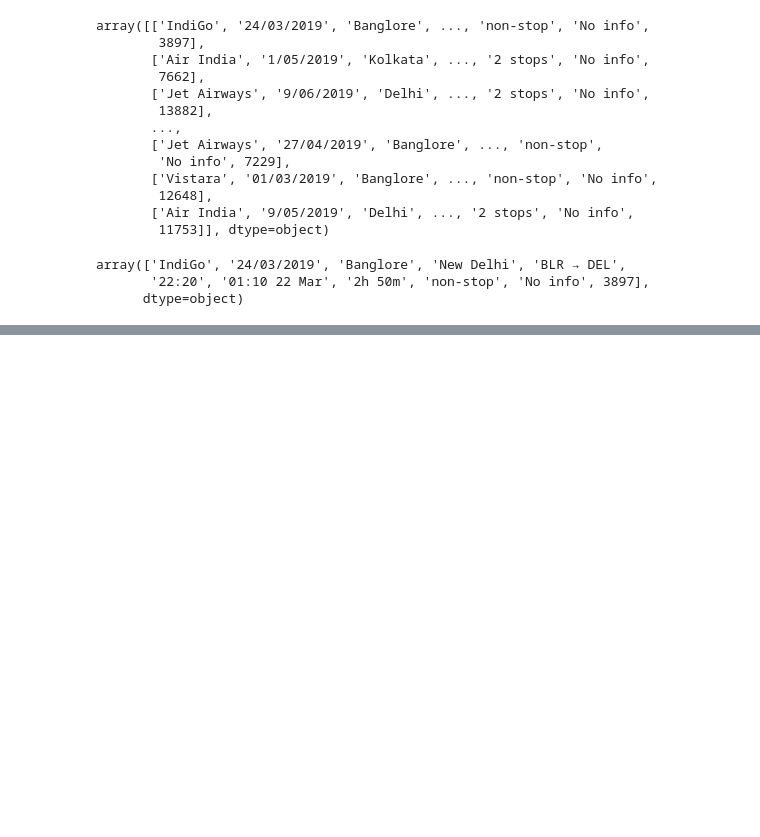
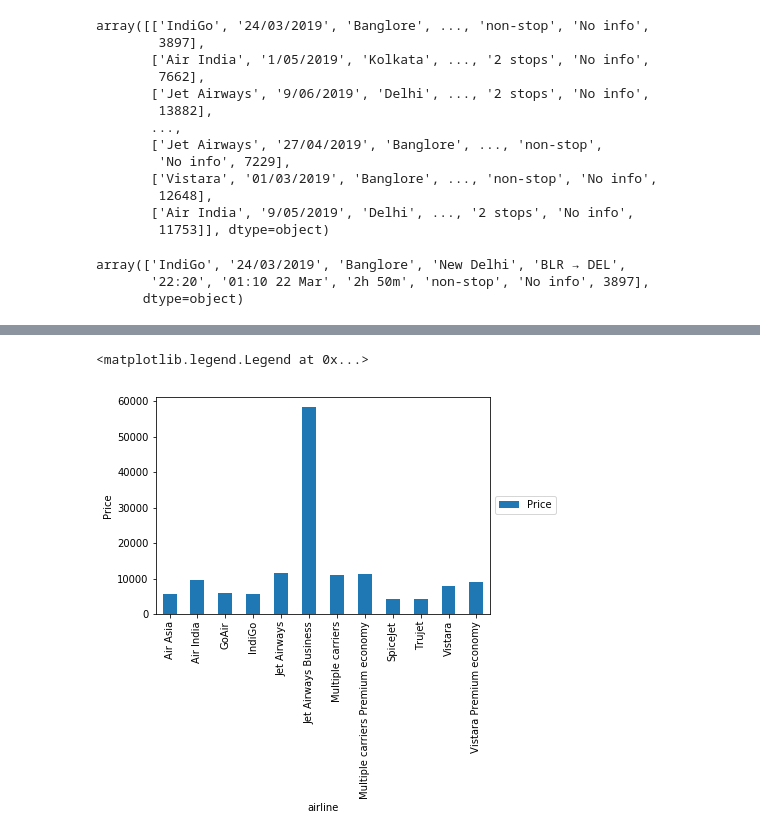
Before and after one commit to bheemlabs/ml_projects, a Jupyter notebook: Hackathon/Python/MachineHack/PredictTheFlightTicketPrice/PredictTheFlightTicketPrice.ipynb, the cells around one changed output, grey strips where cells are left out. Saved outputs shown, nothing was run; the diff lists cells and outputs as text; code cells hidden in the pictures; blank space fills up the shorter version.

```diff
--- a/Hackathon/Python/MachineHack/PredictTheFlightTicketPrice/PredictTheFlightTicketPrice.ipynb
+++ b/Hackathon/Python/MachineHack/PredictTheFlightTicketPrice/PredictTheFlightTicketPrice.ipynb
@@ -121,0 +217,9 @@ array(['IndiGo', '24/03/2019', 'Banglore', 'New Delhi', 'BLR → DEL',
+# %%
+# Plot avg prices for each airline
+prices_by_airline = train_data.groupby('Airline').mean().plot(kind='bar')
+prices_by_airline.set_xlabel('airline')
+prices_by_airline.set_ylabel('Price')
+prices_by_airline.legend(loc='center left', bbox_to_anchor=(1,0.5))
+# %% [output]
+<matplotlib.legend.Legend at 0x...>
+[figure, added]
```
Also changed, not shown: parts of 45 cells of this notebook, 1 other file.
